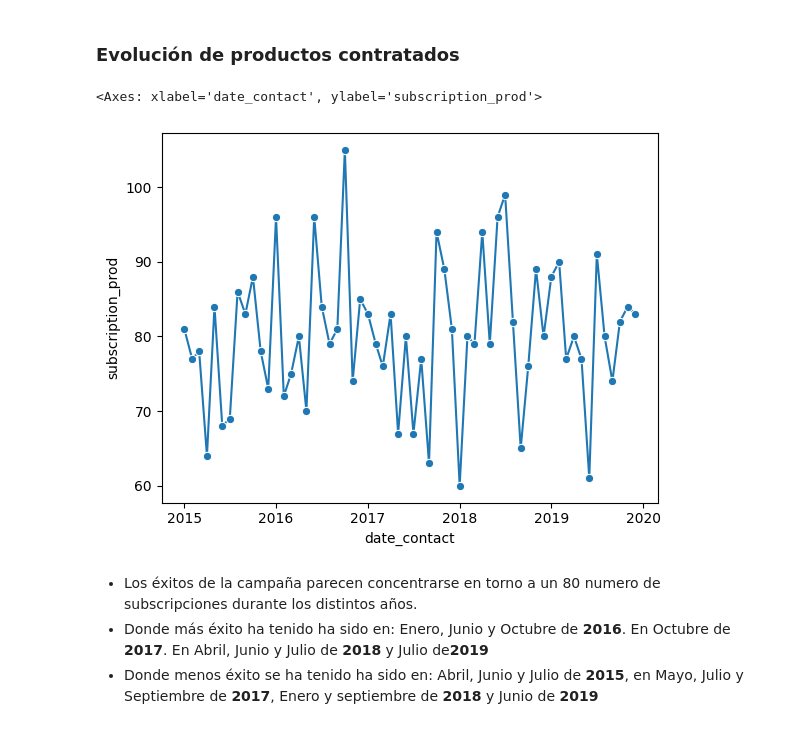
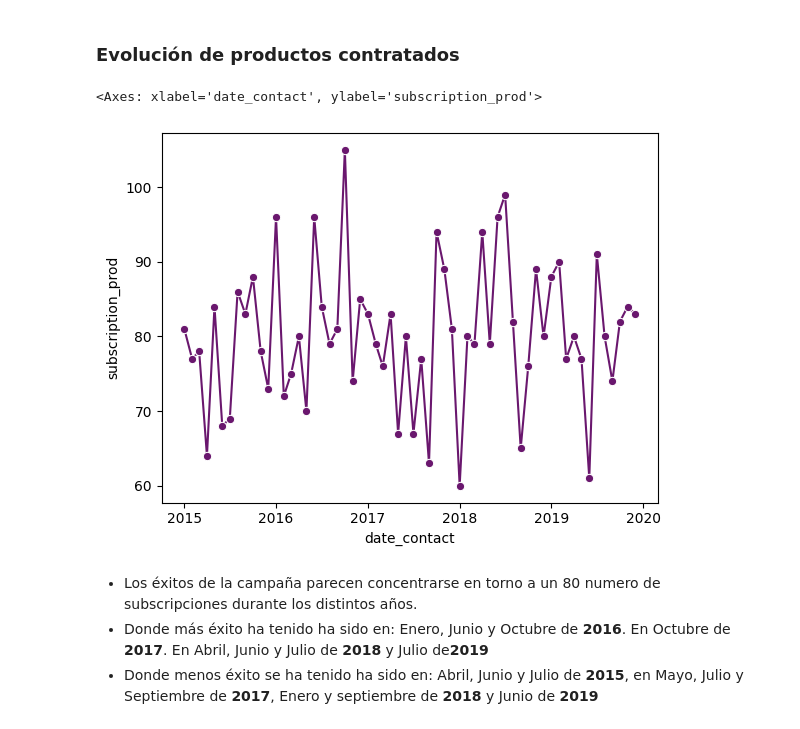
Before and after one commit to Vic-tor123/PROYECTO_MARKETING_EDA_PYTHON, a Jupyter notebook: notebooks/05.Analisis.ipynb, the cells around one changed output. Drawn from its saved outputs; the diff is of its cells as text; code cells hidden in the pictures.

```diff
--- a/notebooks/05.Analisis.ipynb
+++ b/notebooks/05.Analisis.ipynb
@@ -199,12 +199,12 @@ sv.mapa(df_mapa,'latitude','longitude','numwebvisitsmonth')
 # %%
 df_date_subs_prod = df_no_nulos[df_no_nulos['subscription_prod'] == 'yes'].groupby(df_no_nulos['date_contact'].dt.to_period('M'))['subscription_prod'].count().reset_index()
 df_date_subs_prod['date_contact'] = df_date_subs_prod ['date_contact'].dt.to_timestamp()
 
 sns.lineplot(x='date_contact', y = 'subscription_prod', data = df_date_subs_prod,
-             marker = "o" )
+             marker = "o",color="#6A176E")
 # %% [output]
 <Axes: xlabel='date_contact', ylabel='subscription_prod'>
-[figure, old version]
+[figure, new version]
 # %% [markdown]
 *   Los éxitos de la campaña parecen concentrarse en torno a un 80 numero de subscripciones durante los distintos años.
 *   Donde más éxito ha tenido ha sido en: Enero, Junio y Octubre de **2016**. En Octubre de **2017**. En Abril, Junio y Julio de **2018** y Julio de**2019**
```
Also changed, not shown: parts of 8 cells of this notebook, 1 other file.
